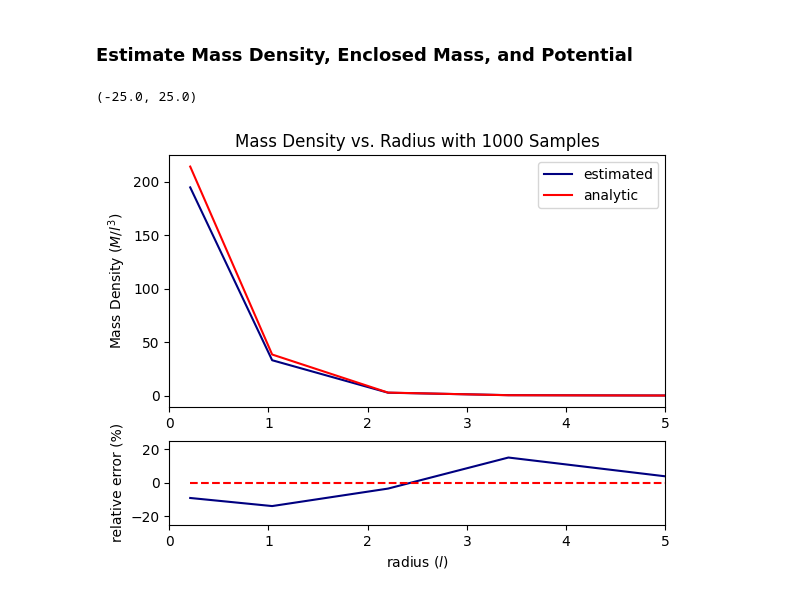
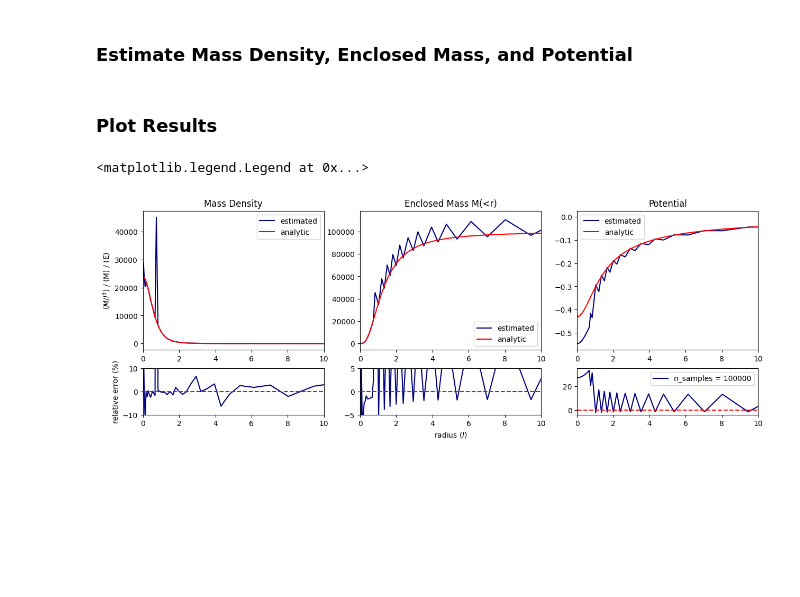
Before and after one commit to ahicks777/DYNAMITE, a Jupyter notebook: gradients.ipynb, the cells around one changed output. Saved outputs shown, nothing was run; the diff lists cells and outputs as text; code cells hidden in the pictures; blank space fills up the shorter version.

```diff
--- a/gradients.ipynb
+++ b/gradients.ipynb
@@ -201,28 +203,66 @@ if runcell == True:
 # %% [markdown]
 ### Estimate Mass Density, Enclosed Mass, and Potential
-# %%
-rho, r_center = rho_est(q)
-Menc = []
-for i in range(0,len(r_center)):
-    Menc += [4* np.pi * np.trapz((r_center[0:i]**2)*rho[0:i],r_center[0:i])]
+# %%
+rho, r_center = rho_est(q)
+
+Menc = [] #Calculate the enclosed mass from rho
+for i in range(0,len(r_center)-1):
+    Menc += [4* np.pi * scipy.integrate.simps((r_center[0:i+1]**2)*rho[0:i+1],r_center[0:i+1])]
+Menc += [Menc[-1]]
+
+MPot, NPot = [], [] #Calculate the potential from the enclosed mass and
+endr = int(len(r_center))
+for i in range(0,len(r_center)):
+    MPot += [-np.divide(G*Menc[i],r_center[i])]
+    NPot += [-np.trapz(rho[i:endr]*r_center[i:endr],r_center[i:endr])]
+EPot = np.add(np.multiply(4* G *np.pi,NPot),MPot)
+# %% [markdown]
+### Plot Results
 # %%
-fig, axs = plt.subplots(2, gridspec_kw={'height_ratios': [3, 1]})
-xmax = 5
+fig, axs = plt.subplots(2,3, gridspec_kw={'height_ratios': [3, 1]})
+fig.set_figheight(5)
+fig.set_figwidth(15)
 
-axs[0].plot(r_center,rho, label ='estimated', color = 'navy')
-axs[0].plot(r_center,rholytic(n_samples,b,r_center), label = 'analytic',  color = 'r')
+xmax = 10*b
 
-axs[0].set_ylabel('Mass Density $(M/l^3)$')
-axs[0].set_title('Mass Density vs. Radius with ' + str(n_samples) + ' Samples')
-axs[0].set_xlim(0,xmax)
-axs[0].legend()
+axs[0,0].plot(r_center,rho, label ='estimated', color = 'navy')
+axs[0,0].plot(r_center,rholytic(n_samples,b,r_center), label = 'analytic',  color = 'r')
+axs[0,0].set_ylabel('$(M/l^3)$ / (M) / (E)')
+axs[0,0].set_title('Mass Density')
+axs[0,0].set_xlim(0,xmax)
+axs[0,0].legend()
 
-axs[1].plot(r_center,(100*(rho-rholytic(n_samples,b,r_center))/rholytic(n_samples,b,r_center)), color = 'navy')
-axs[1].plot(r_center,np.zeros_like(r_center), linestyle = '--', color = 'r')
-axs[1].set_ylabel('relative error (%)')
-axs[1].set_xlabel('radius $(l)$')
-axs[1].set_xlim(0,xmax)
-axs[1].set_ylim(-25,25)
+axs[1,0].plot(r_center,(100*(rho-rholytic(n_samples,b,r_center))/rholytic(n_samples,b,r_center)), color = 'navy')
+axs[1,0].plot(r_center,np.zeros_like(r_center), linestyle = '--', color = 'r')
+axs[1,0].set_ylabel('relative error (%)')
+axs[1,0].set_xlim(0,xmax)
+axs[1,0].set_ylim(-10,10)
+
+axs[0,1].plot(r_center,Menc, label ='estimated', color = 'navy')
+axs[0,1].plot(r_center,Mlytic(n_samples,b,r_center), label = 'analytic',  color = 'r')
+axs[0,1].set_title('Enclosed Mass M(<r)')
+axs[0,1].set_xlim(0,xmax)
+axs[0,1].legend()
+
+axs[1,1].plot(r_center,(100*(Menc-Mlytic(n_samples,b,r_center))/Mlytic(n_samples,b,r_center)), color = 'navy')
+axs[1,1].plot(r_center,np.zeros_like(r_center), linestyle = '--', color = 'r')
+axs[1,1].set_xlabel('radius $(l)$')
+axs[1,1].set_xlim(0,xmax)
+axs[1,1].set_ylim(-5,5)
+
+
+
+axs[0,2].plot(r_center,EPot, label ='estimated', color = 'navy')
+axs[0,2].plot(r_center,PE(G,n_samples,b,r_center), label = 'analytic',  color = 'r')
+axs[0,2].set_title('Potential')
+axs[0,2].set_xlim(0,xmax)
+#axs[0,2].set_ylim(-10000,-1000)
+axs[0,2].legend()
+
+axs[1,2].plot(r_center,(100*(EPot-PE(G,n_samples,b,r_center))/PE(G,n_samples,b,r_center)), color = 'navy' , label ='n_samples = ' + str(n_samples))
+axs[1,2].plot(r_center,np.zeros_like(r_center), linestyle = '--', color = 'r')
+axs[1,2].set_xlim(0,xmax)
+axs[1,2].legend()
 # %% [output]
-(-25.0, 25.0)
+<matplotlib.legend.Legend at 0x...>
-[figure, old version]
+[figure, new version]
```
Also changed, not shown: parts of 6 cells of this notebook, 1 other file.
